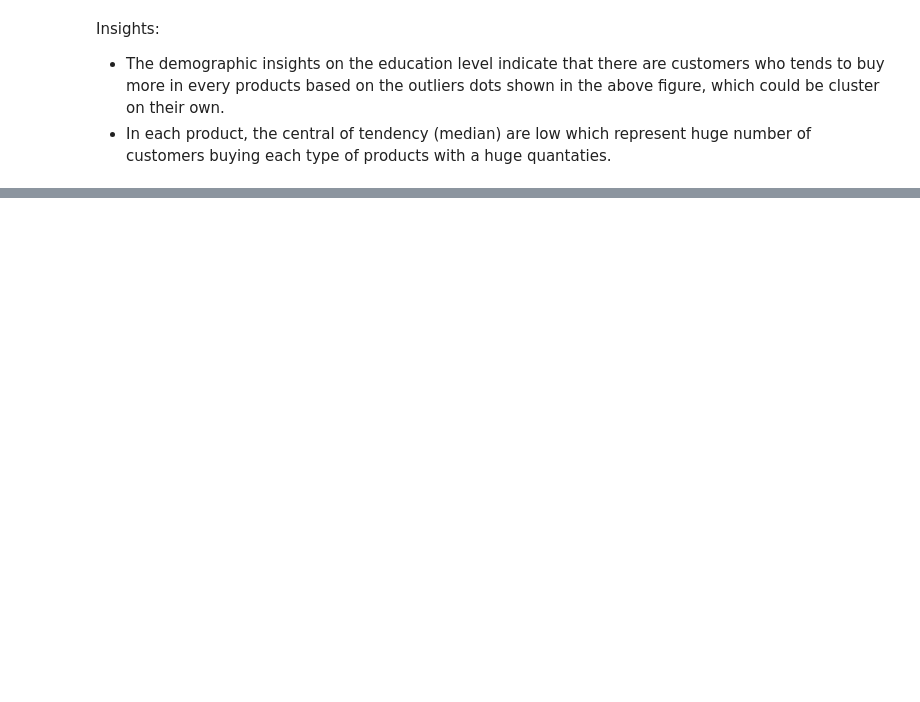
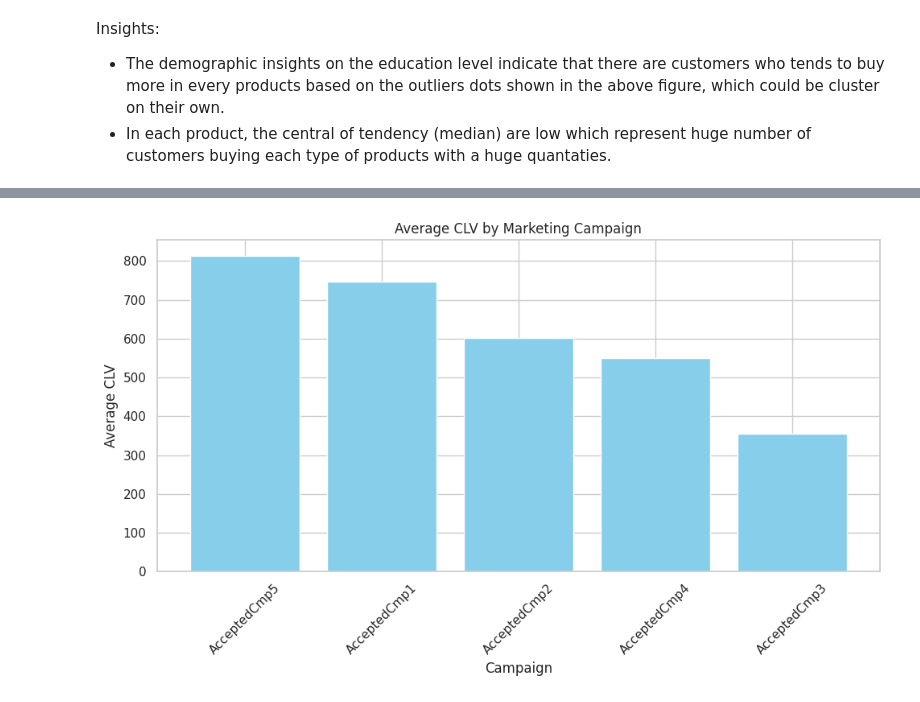
Before and after one commit to AhmedYousriSobhi/customer_segmentation, a Jupyter notebook: nb_workspace/_3_data_eda.ipynb, the cells around one changed output, grey strips where cells are left out. Cells and saved outputs as stored; diff of their text form; code cells hidden in the pictures; blank space fills up the shorter version.

```diff
--- a/nb_workspace/_3_data_eda.ipynb
+++ b/nb_workspace/_3_data_eda.ipynb
@@ -170,0 +221,28 @@ Insights:
+# %%
+# Identify high-value customers (you can define your own threshold)
+high_value_threshold = 1000
+high_value_customers = df[df['CLV'] > high_value_threshold]
+
+print(f'Percentage of high value customers= {100*high_value_customers.shape[0]/df.shape[0]}')
+
+# Segment customers into categories based on CLV
+df['CLV_Category'] = pd.cut(df['CLV'], bins=[0, 500, 1000, float('inf')], labels=['Low-Value', 'Medium-Value', 'High-Value'])
+
+# Analyze campaign effectiveness
+campaigns = ['AcceptedCmp1', 'AcceptedCmp2', 'AcceptedCmp3', 'AcceptedCmp4', 'AcceptedCmp5']
+
+clv_values = []
+
+for campaign in campaigns:
+    campaign_clv = df.groupby(campaign)['CLV'].mean()
+    print(f"Average CLV for customers who accepted {campaign}: {campaign_clv[1]}")
+    clv_values.append(campaign_clv[1])
+
+# Convert to DataFrame
+df_campaign_clv = pd.DataFrame({'Campaign':campaigns, 'Average_CLV':clv_values}).sort_values(by='Average_CLV', ascending=False)
+
+# Predict future revenue using CLV data (A simple baseline)
+# Here, we'll calculate the potential future revenue for high-value customers.
+future_revenue = high_value_customers['CLV'].sum()
+
+print(f"Predicted Future Revenue from High-Value Customers: ${future_revenue:.2f}")
@@ -170,0 +257,14 @@ Insights:
+# %%
+# Create a bar plot
+plt.figure(figsize=(10, 6))
+plt.bar(df_campaign_clv['Campaign'], df_campaign_clv['Average_CLV'], color='skyblue')
+plt.xlabel('Campaign')
+plt.ylabel('Average CLV')
+plt.title('Average CLV by Marketing Campaign')
+plt.xticks(rotation=45)
+plt.tight_layout()
+plt.savefig(f'../report/plots/Average CLV by Marketing Campaign.jpg')
+# Show the plot
+plt.show()
+# %% [output]
+[figure, added]
```
Also changed, not shown: parts of 19 cells of this notebook, 9 other files.
